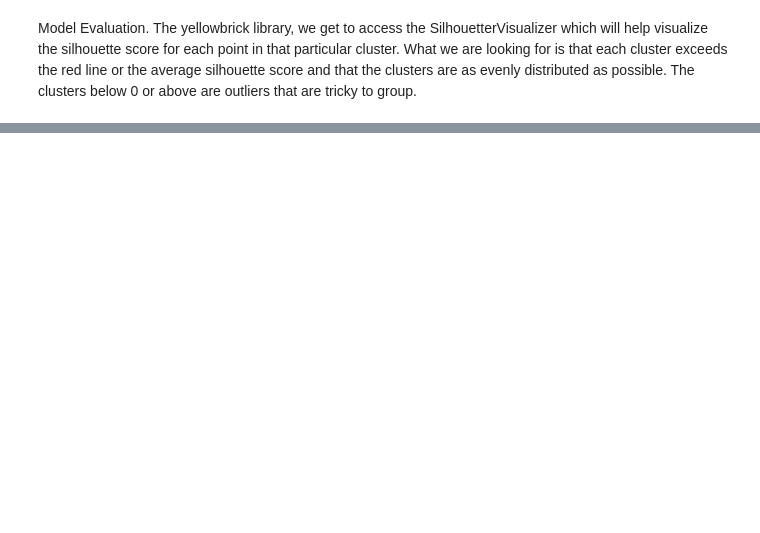
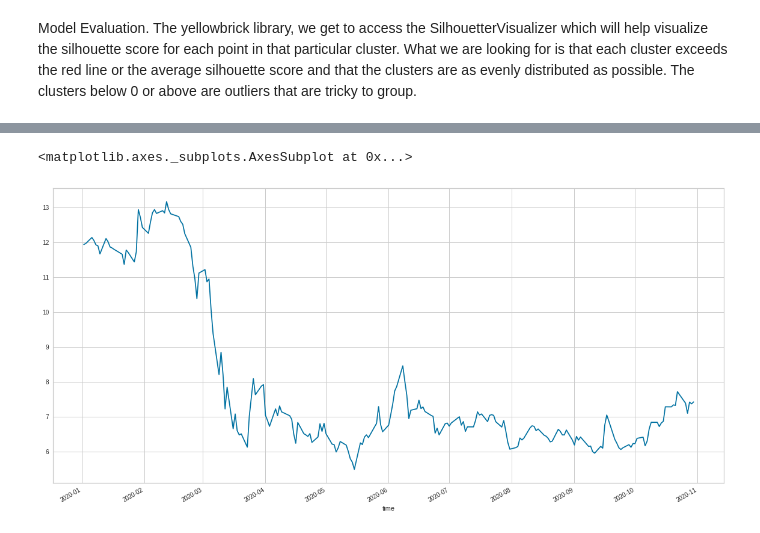
Before and after one commit to Gaukhar-ai/Capstone, a Jupyter notebook: alpaca_api.ipynb, the cells around one changed output, grey strips where cells are left out. Drawn from its saved outputs; the diff is of its cells as text; code cells hidden in the pictures; blank space fills up the shorter version.

```diff
--- a/alpaca_api.ipynb
+++ b/alpaca_api.ipynb
@@ -1445,0 +965,3 @@ time                                              ...
+# %%
+df = api.get_barset(['GE'], 'day', start=start, end=end).df
+df.head()
@@ -1445,0 +979,7 @@ time                                              ...
+# %%
+GE_df = df['GE']
+# %%
+GE_df['close'].plot(figsize=(20,10))
+# %% [output]
+<matplotlib.axes._subplots.AxesSubplot at 0x...>
+[figure, added]
```
Also changed, not shown: parts of 102 cells of this notebook.
